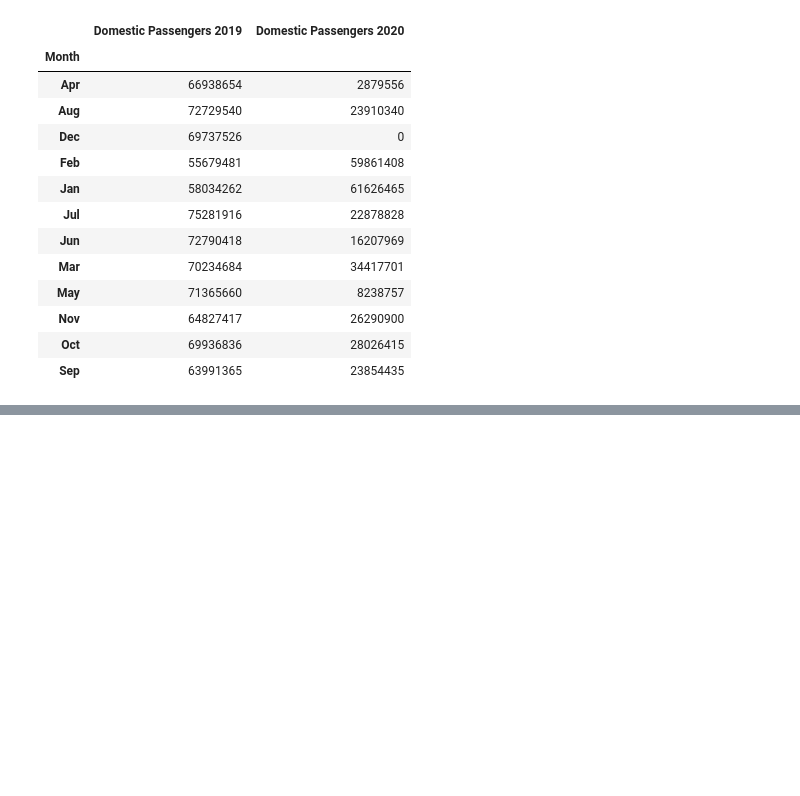
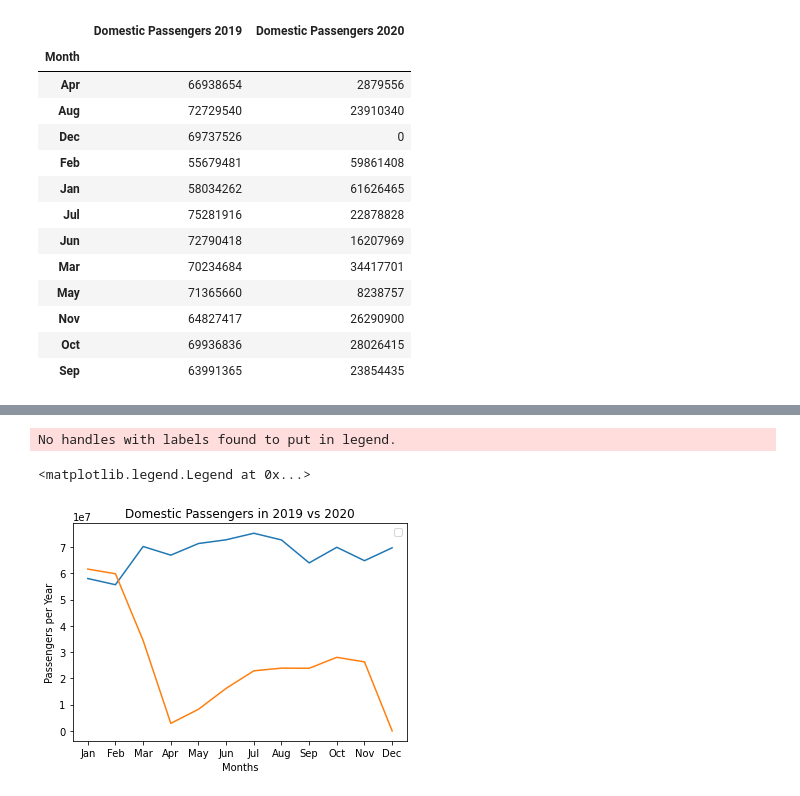
Before and after one commit to paulpreetam/Project1, a Jupyter notebook: Question 1.ipynb, the cells around one changed output, grey strips where cells are left out. Cells and saved outputs as stored; diff of their text form; code cells hidden in the pictures; blank space fills up the shorter version.

Commit message:
added plot to compare passengers

```diff
--- a/Question 1.ipynb
+++ b/Question 1.ipynb
@@ -75,3 +73,5 @@ combined
+# %%
+combined = combined.rename(columns={"DomesticPassengers_x": "Domestic Passengers 2019", "DomesticPassengers_y": "Domestic Passengers 2020"})
 # %%
 newdf = combined[['Month','Domestic Passengers 2019','Domestic Passengers 2020']]
 #newdf['Domestic Passengers 2019'].replace(0, np.nan, inplace = True)
@@ -144,3 +197,8 @@ newdf1.sum()
 | Nov | 64827417 | 26290900 |
 | Oct | 69936836 | 28026415 |
 | Sep | 63991365 | 23854435 |
+# %%
+sum_df= newdf1.sum()
+# %%
+sum_df = sum_df.reindex(["Jan", "Feb", "Mar", "Apr", "May", "Jun", "Jul", "Aug", "Sep", "Oct", "Nov", "Dec"])
+sum_df
@@ -146,0 +220,9 @@ newdf1.sum()
+# %%
+plt.plot(sum_df)
+plt.title("Domestic Passengers in 2019 vs 2020")
+plt.xlabel("Months")
+plt.ylabel("Passengers per Year")
+# %% [output]
+No handles with labels found to put in legend.
+<matplotlib.legend.Legend at 0x...>
+[figure, added]
```
Also changed, not shown: parts of 10 cells of this notebook.
